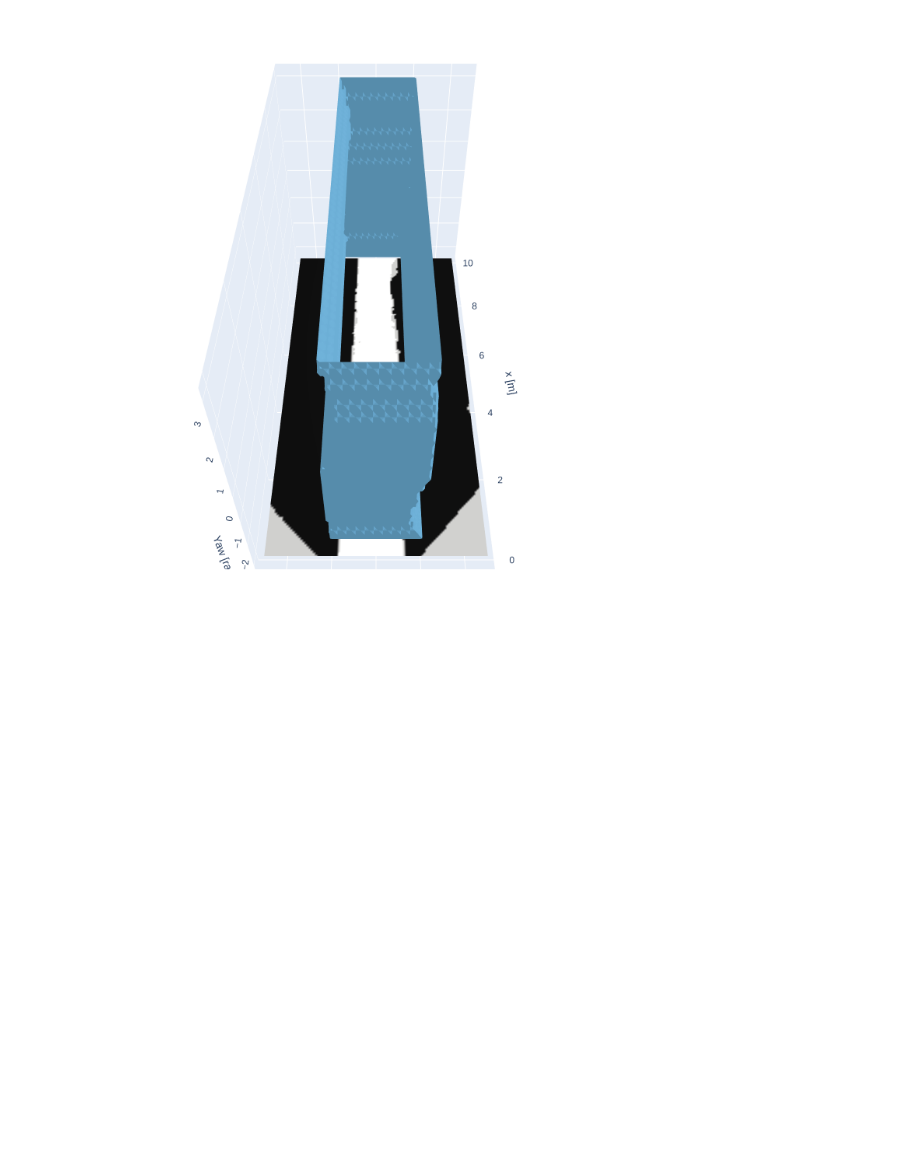
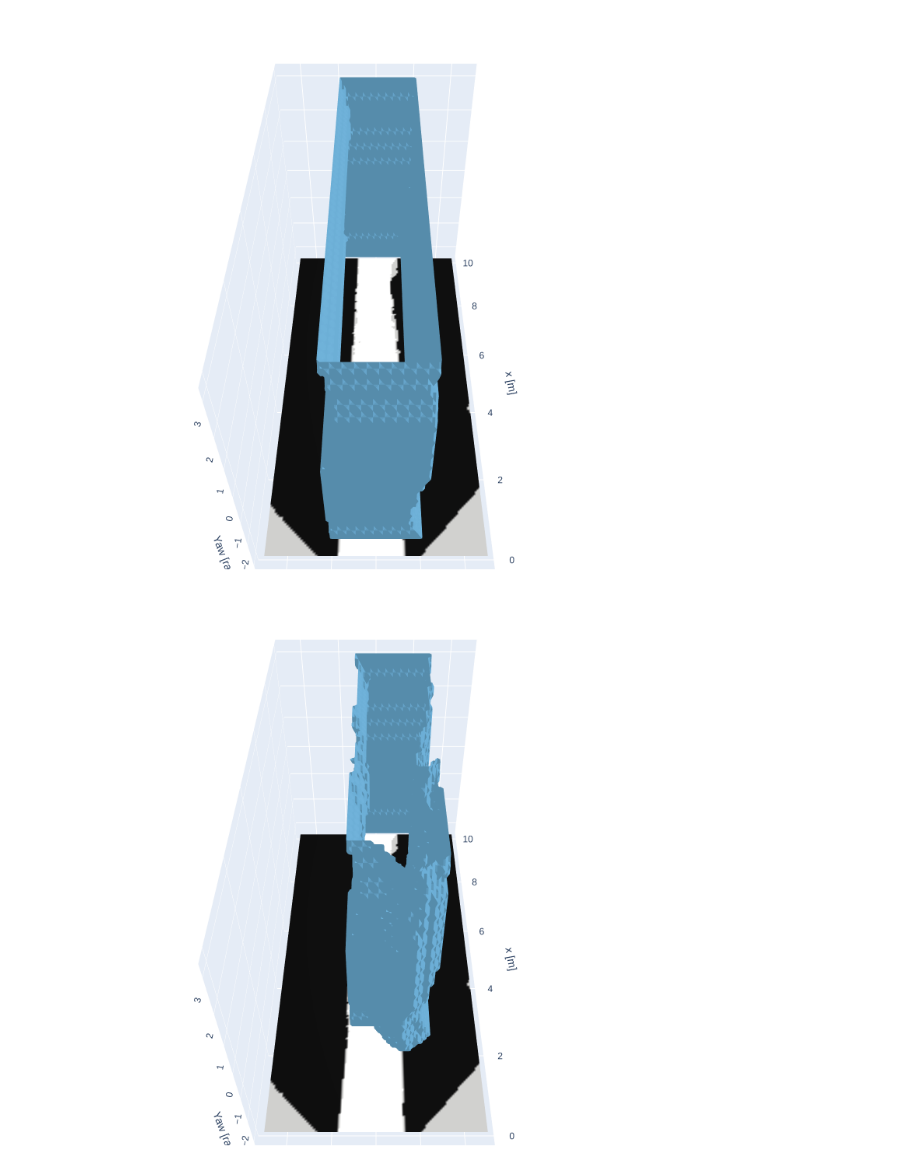
Before and after one commit to sulthansf/pyspect, a Jupyter notebook: examples/sidewalk_demo.ipynb, the cells around one changed output. Cells and saved outputs as stored; diff of their text form; code cells hidden in the pictures; blank space fills up the shorter version.

```diff
--- a/examples/sidewalk_demo.ipynb
+++ b/examples/sidewalk_demo.ipynb
@@ -535,3 +613,16 @@ fig = F()
 Image(fig.to_image(format='png'))
 # %% [output]
 [figure]
+# %%
+I, F = interact_tubes(
+    impl.timeline,
+    ('Blues',   out_map_inf, dict(opacity=1)),
+    eye=EYE_W,
+    axis=2
+)
+fig = F()
+# fig.add_scatter3d(x=traj[:, 2], y=traj[:, 3], z=traj[:, 4], mode='lines+markers', marker=dict(size=3)),
+# fig.show(config=dict(toImageButtonOptions=dict(height=720, width=720, scale=6)))
+Image(fig.to_image(format='png'))
+# %% [output]
+[figure, added]
```
Also changed, not shown: parts of 8 cells of this notebook, 1 other file.
